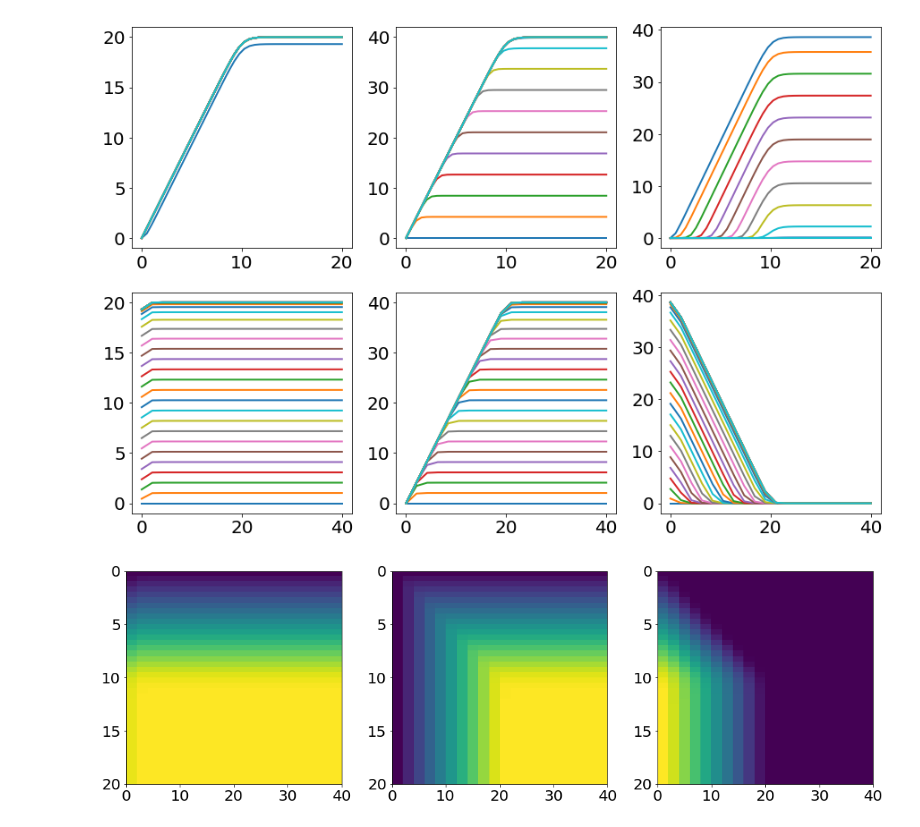
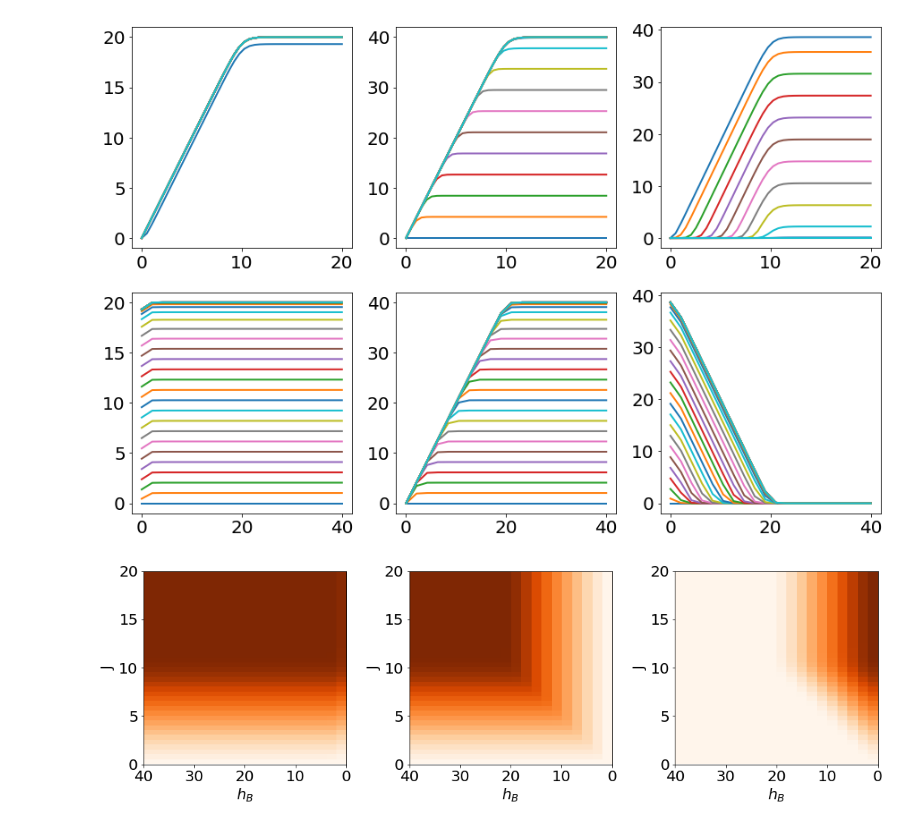
Before and after one commit to zsxqblz/nmeas_MIE_clifford, a Jupyter notebook: stat_mech.ipynb, the cells around one changed output. Drawn from its saved outputs; the diff is of its cells as text; code cells hidden in the pictures.

```diff
--- a/stat_mech.ipynb
+++ b/stat_mech.ipynb
@@ -71,15 +71,17 @@ for (idx_J,J) in enumerate(J_l):
 # %%
 plt.rcParams["figure.figsize"] = (15,5)
 plt.subplot(1,3,1)
-plt.imshow(SA_arr,extent=[hb_l[0],hb_l[-1],J_l[-1],J_l[0]], aspect='auto')
-# plt.xlabel("# measurements")
-# plt.ylabel("circuit depth")
+plt.imshow(np.flip(SA_arr,axis=(0,1)),extent=[hb_l[-1],hb_l[0],J_l[0],J_l[-1]],cmap='Oranges', aspect='auto')
+plt.xlabel("$h_B$")
+plt.ylabel("J")
 plt.subplot(1,3,2)
-plt.imshow(SAC_arr,extent=[hb_l[0],hb_l[-1],J_l[-1],J_l[0]], aspect='auto')
+plt.imshow(np.flip(SAC_arr,axis=(0,1)),extent=[hb_l[-1],hb_l[0],J_l[0],J_l[-1]],cmap='Oranges', aspect='auto')
+plt.xlabel("$h_B$")
+plt.ylabel("J")
 plt.subplot(1,3,3)
-plt.imshow(cmi_arr,extent=[hb_l[0],hb_l[-1],J_l[-1],J_l[0]], aspect='auto')
-# plt.xlabel("# measurements")
-# plt.ylabel("circuit depth")
+plt.imshow(np.flip(cmi_arr,axis=(0,1)),extent=[hb_l[-1],hb_l[0],J_l[0],J_l[-1]],cmap='Oranges', aspect='auto')
+plt.xlabel("$h_B$")
+plt.ylabel("J")
 plt.tight_layout()
 # %% [output]
-[figure, old version]
+[figure, new version]
```
Also changed, not shown: 8 other files.
